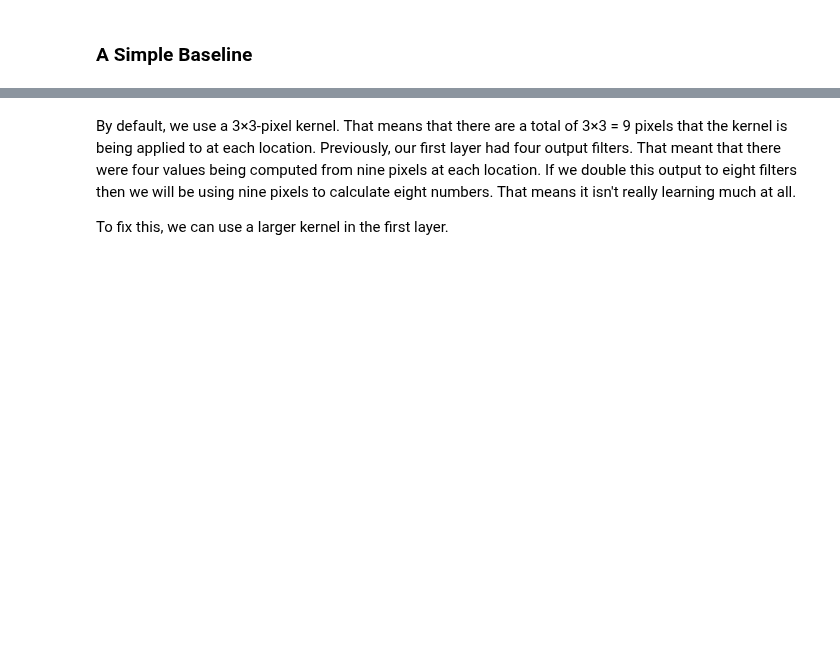
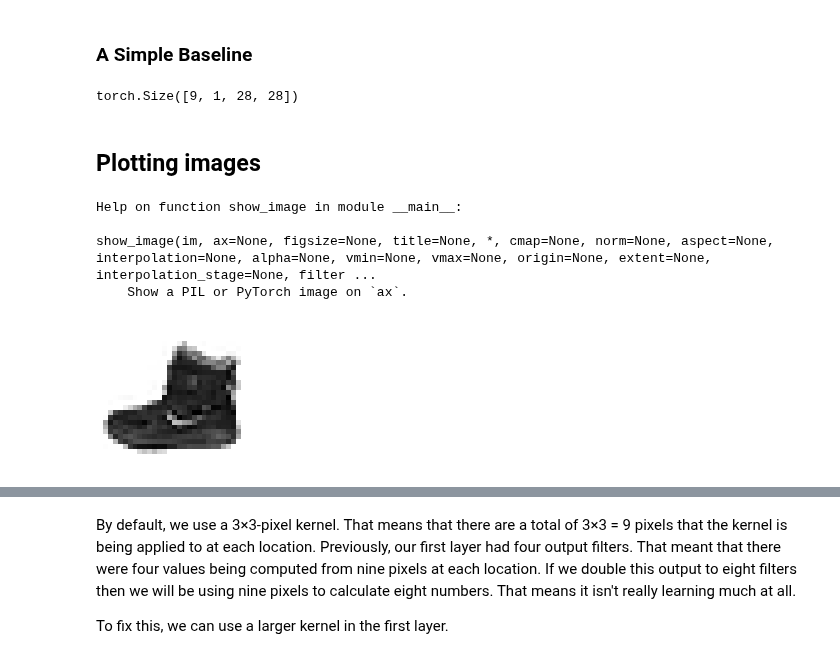
Before and after one commit to fastai/course22p2, a Jupyter notebook: nbs/11_stability.ipynb, the cells around one changed output, grey strips where cells are left out. Saved outputs shown, nothing was run; the diff lists cells and outputs as text; code cells hidden in the pictures; blank space fills up the shorter version.

Commit message:
plots

```diff
--- a/nbs/11_stability.ipynb
+++ b/nbs/11_stability.ipynb
@@ -4,0 +25,57 @@
+# %%
+from nbdev.showdoc import show_doc
+from fastcore.test import test_close
+
+torch.set_printoptions(precision=2, linewidth=140, sci_mode=False)
+torch.manual_seed(1)
+mpl.rcParams['image.cmap'] = 'gray_r'
+mpl.rcParams['figure.constrained_layout.use'] = True
+
+import logging
+logging.disable(logging.WARNING)
+# %%
+x,y = 'image','label'
+name = "fashion_mnist"
+dsd = load_dataset(name)
+bs = 1024
+
+@inplace
+def transformi(b): b[x] = [TF.to_tensor(o) for o in b[x]]
+
+tds = dsd.with_transform(transformi)
+dls = DataLoaders.from_dd(tds, bs)
+dt = dls.train
+# %%
+xb,yb = next(iter(dt))
+imgs,lbls = xb[:9],yb[:9]
+imgs.shape
+# %% [output]
+torch.Size([9, 1, 28, 28])
+# %% [markdown]
+## Plotting images
+# %%
+#|export
+@fc.delegates(plt.Axes.imshow)
+def show_image(im, ax=None, figsize=None, title=None, **kwargs):
+    "Show a PIL or PyTorch image on `ax`."
+    if fc.hasattrs(im, ('cpu','permute')):
+        im = im.cpu()
+        if im.shape[0]<5: im=im.permute(1,2,0)
+    elif not isinstance(im,np.ndarray): im=np.array(im)
+    if im.shape[-1]==1: im=im[...,0]
+    if ax is None: _,ax = plt.subplots(figsize=figsize)
+    ax.imshow(im, **kwargs)
+    if title is not None: ax.set_title(title)
+    ax.axis('off')
+    return ax
+# %%
+help(show_image)
+# %% [output]
+Help on function show_image in module __main__:
+
+show_image(im, ax=None, figsize=None, title=None, *, cmap=None, norm=None, aspect=None, interpolation=None, alpha=None, vmin=None, vmax=None, origin=None, extent=None, interpolation_stage=None, filter ...
+    Show a PIL or PyTorch image on `ax`.
+# %%
+show_image(xb[0], figsize=(2,2));
+# %% [output]
+[figure, added]
```
Also changed, not shown: parts of 26 cells of this notebook, 4 other files.
